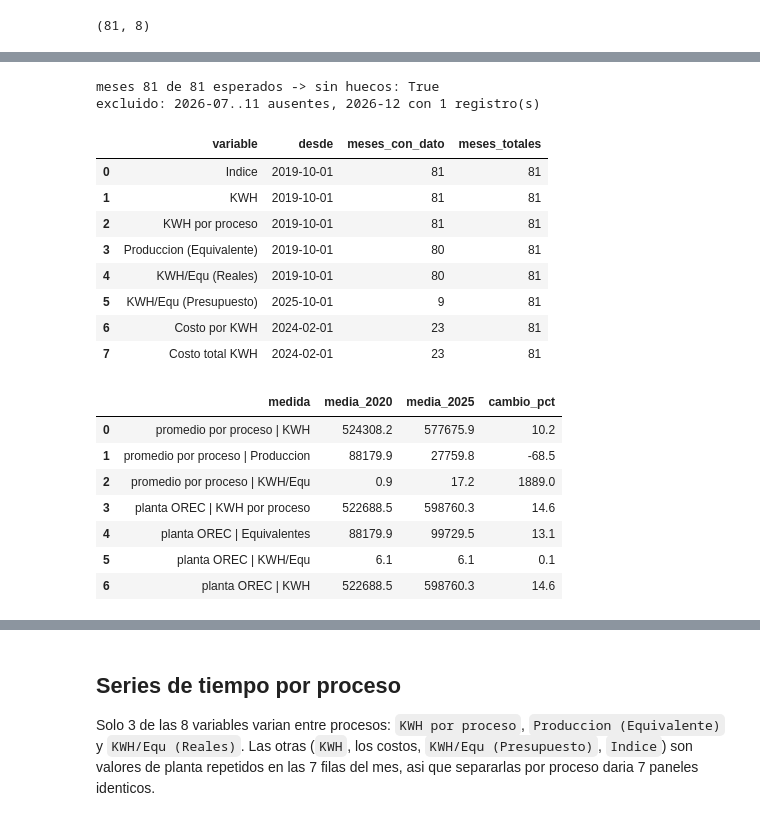
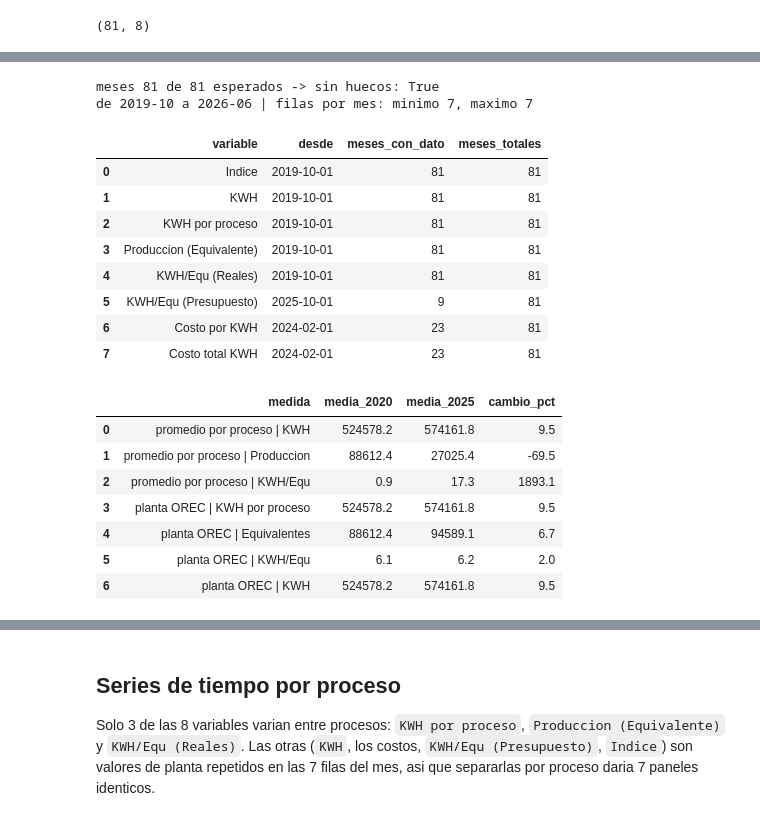
Before and after one commit to juanpablocarrillohortua/clarios_app, a Jupyter notebook: notebooks/OREC_analysis.ipynb, the cells around one changed output, grey strips where cells are left out. Saved outputs shown, nothing was run; the diff lists cells and outputs as text; code cells hidden in the pictures.

```diff
--- a/notebooks/OREC_analysis.ipynb
+++ b/notebooks/OREC_analysis.ipynb
@@ -666,12 +706,10 @@ num_cols = [
 ]
 
 # Granularidad real = mensual; promedio entre los 7 procesos de cada mes.
-# Se corta en 2026-06: despues solo hay un registro suelto en 2026-12.
-# Fecha reparte el dia dentro del mes de forma artificial, asi que se normaliza a
-# inicio de mes ANTES de filtrar: si no, junio 2026 promedia 1 de sus 7 filas.
+# Fecha reparte el dia dentro del mes de forma artificial, asi que se agrupa por el
+# inicio de mes. No hace falta recortar la cola: 2026-06 trae sus 7 filas.
 mes_completo = df_orec["Fecha"].dt.to_period("M").dt.to_timestamp()
-completo = df_orec[mes_completo <= "2026-06-01"]
-serie = completo.groupby(mes_completo.loc[completo.index])[num_cols].mean()
+serie = df_orec.groupby(mes_completo)[num_cols].mean()
 
 serie.shape
 # %% [output]
@@ -742,36 +780,36 @@ plt.show()
 # %%
 # Metricas explicitas del resumen de abajo
 mes = df_orec["Fecha"].dt.to_period("M").dt.to_timestamp()
-hasta_junio = df_orec[mes <= "2026-06-01"]
-mes_corte = hasta_junio["Fecha"].dt.to_period("M").dt.to_timestamp()
 
 # 1) Cobertura: desde cuando hay dato y en cuantos meses
 cobertura = pd.DataFrame(
     [
         {
             "variable": c,
-            "desde": mes_corte[hasta_junio[c] > 0].min(),
-            "meses_con_dato": mes_corte[hasta_junio[c] > 0].nunique(),
-            "meses_totales": mes_corte.nunique(),
+            "desde": mes[df_orec[c] > 0].min(),
+            "meses_con_dato": mes[df_orec[c] > 0].nunique(),
+            "meses_totales": mes.nunique(),
         }
         for c in num_cols
     ]
 )
 
-# 2) Calendario: la serie recortada no tiene huecos
-meses = sorted(mes_corte.unique())
+# 2) Calendario: con los diciembres corregidos no quedan huecos ni meses incompletos
+meses = sorted(mes.unique())
 esperados = pd.date_range(min(meses), max(meses), freq="MS")
 print(
     f"meses {len(meses)} de {len(esperados)} esperados -> "
     f"sin huecos: {len(meses) == len(esperados)}"
 )
-print(f"excluido: 2026-07..11 ausentes, 2026-12 con {(mes == '2026-12-01').sum()} registro(s)")
+filas_por_mes = mes.value_counts()
+print(
+    f"de {min(meses):%Y-%m} a {max(meses):%Y-%m} | "
+    f"filas por mes: minimo {filas_por_mes.min()}, maximo {filas_por_mes.max()}"
+)
 
 # 3) Las dos agregaciones lado a lado: promedio por proceso vs total de planta (OREC)
-por_proceso = hasta_junio.groupby(mes_corte)[
-    ["KWH", "Produccion (Equivalente)", "KWH/Equ (Reales)"]
-].mean()
-solo_orec = hasta_junio[hasta_junio["Proceso "].str.strip() == "OREC"].copy()
+por_proceso = df_orec.groupby(mes)[["KWH", "Produccion (Equivalente)", "KWH/Equ (Reales)"]].mean()
+solo_orec = df_orec[df_orec["Proceso "].str.strip() == "OREC"].copy()
 orec_mes = solo_orec["Fecha"].dt.to_period("M").dt.to_timestamp()
 planta_ts = solo_orec.groupby(orec_mes)[
     ["KWH por proceso", "Produccion (Equivalente)", "KWH"]
@@ -784,43 +822,43 @@ def cambio(serie: pd.Series, a: int = 2020, b: int = 2025) -> tuple[float, float
     x, y = serie.loc[str(a)].mean(), serie.loc[str(b)].mean()
     return x, y, 100 * (y - x) / x
 
 
 filas = []
 for etiqueta, serie in [
     ("promedio por proceso | KWH", por_proceso["KWH"]),
     ("promedio por proceso | Produccion", por_proceso["Produccion (Equivalente)"]),
     ("promedio por proceso | KWH/Equ", por_proceso["KWH/Equ (Reales)"]),
     ("planta OREC | KWH por proceso", planta_ts["KWH por proceso"]),
     ("planta OREC | Equivalentes", planta_ts["Produccion (Equivalente)"]),
     ("planta OREC | KWH/Equ", planta_ts["KWH/Equ"]),
     ("planta OREC | KWH", planta_ts["KWH"]),
 ]:
     a, b, pct = cambio(serie)
     filas.append({"medida": etiqueta, "media_2020": a, "media_2025": b, "cambio_pct": pct})
 
 metricas_series = pd.DataFrame(filas).round(1)
 display(cobertura)
 metricas_series
 # %% [output]
 meses 81 de 81 esperados -> sin huecos: True
-excluido: 2026-07..11 ausentes, 2026-12 con 1 registro(s)
+de 2019-10 a 2026-06 | filas por mes: minimo 7, maximo 7
 |  | variable | desde | meses_con_dato | meses_totales |
 | 0 | Indice | 2019-10-01 | 81 | 81 |
 | 1 | KWH | 2019-10-01 | 81 | 81 |
 | 2 | KWH por proceso | 2019-10-01 | 81 | 81 |
-| 3 | Produccion (Equivalente) | 2019-10-01 | 80 | 81 |
-| 4 | KWH/Equ (Reales) | 2019-10-01 | 80 | 81 |
+| 3 | Produccion (Equivalente) | 2019-10-01 | 81 | 81 |
+| 4 | KWH/Equ (Reales) | 2019-10-01 | 81 | 81 |
 | 5 | KWH/Equ (Presupuesto) | 2025-10-01 | 9 | 81 |
 | 6 | Costo por KWH | 2024-02-01 | 23 | 81 |
 | 7 | Costo total KWH | 2024-02-01 | 23 | 81 |
 |  | medida | media_2020 | media_2025 | cambio_pct |
-| 0 | promedio por proceso | KWH | 524308.2 | 577675.9 | 10.2 |
-| 1 | promedio por proceso | Produccion | 88179.9 | 27759.8 | -68.5 |
-| 2 | promedio por proceso | KWH/Equ | 0.9 | 17.2 | 1889.0 |
-| 3 | planta OREC | KWH por proceso | 522688.5 | 598760.3 | 14.6 |
-| 4 | planta OREC | Equivalentes | 88179.9 | 99729.5 | 13.1 |
-| 5 | planta OREC | KWH/Equ | 6.1 | 6.1 | 0.1 |
-| 6 | planta OREC | KWH | 522688.5 | 598760.3 | 14.6 |
+| 0 | promedio por proceso | KWH | 524578.2 | 574161.8 | 9.5 |
+| 1 | promedio por proceso | Produccion | 88612.4 | 27025.4 | -69.5 |
+| 2 | promedio por proceso | KWH/Equ | 0.9 | 17.3 | 1893.1 |
+| 3 | planta OREC | KWH por proceso | 524578.2 | 574161.8 | 9.5 |
+| 4 | planta OREC | Equivalentes | 88612.4 | 94589.1 | 6.7 |
+| 5 | planta OREC | KWH/Equ | 6.1 | 6.2 | 2.0 |
+| 6 | planta OREC | KWH | 524578.2 | 574161.8 | 9.5 |
 # %% [markdown]
 ### Resumen de las series de tiempo
 
```
Also changed, not shown: parts of 42 cells of this notebook, 1 other file.
